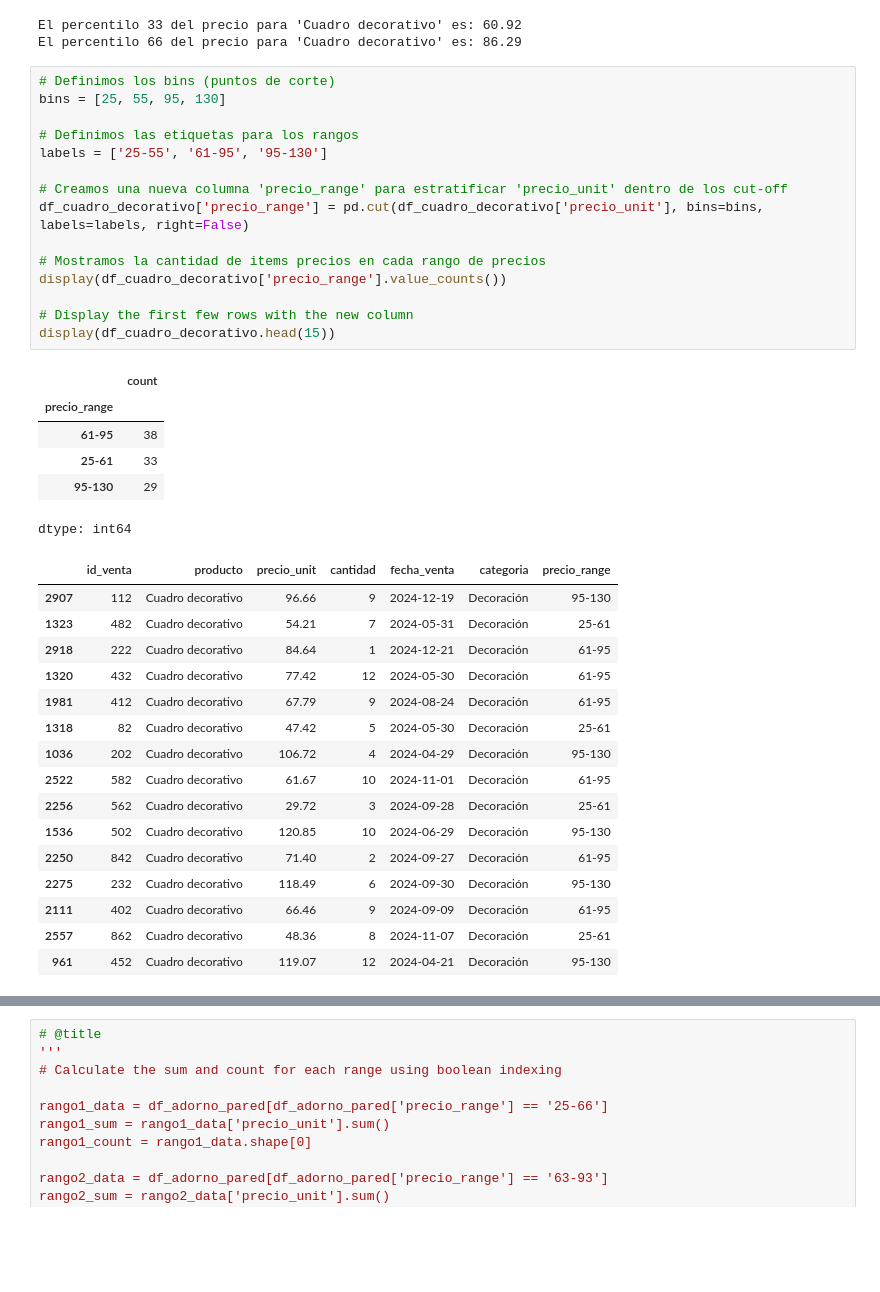
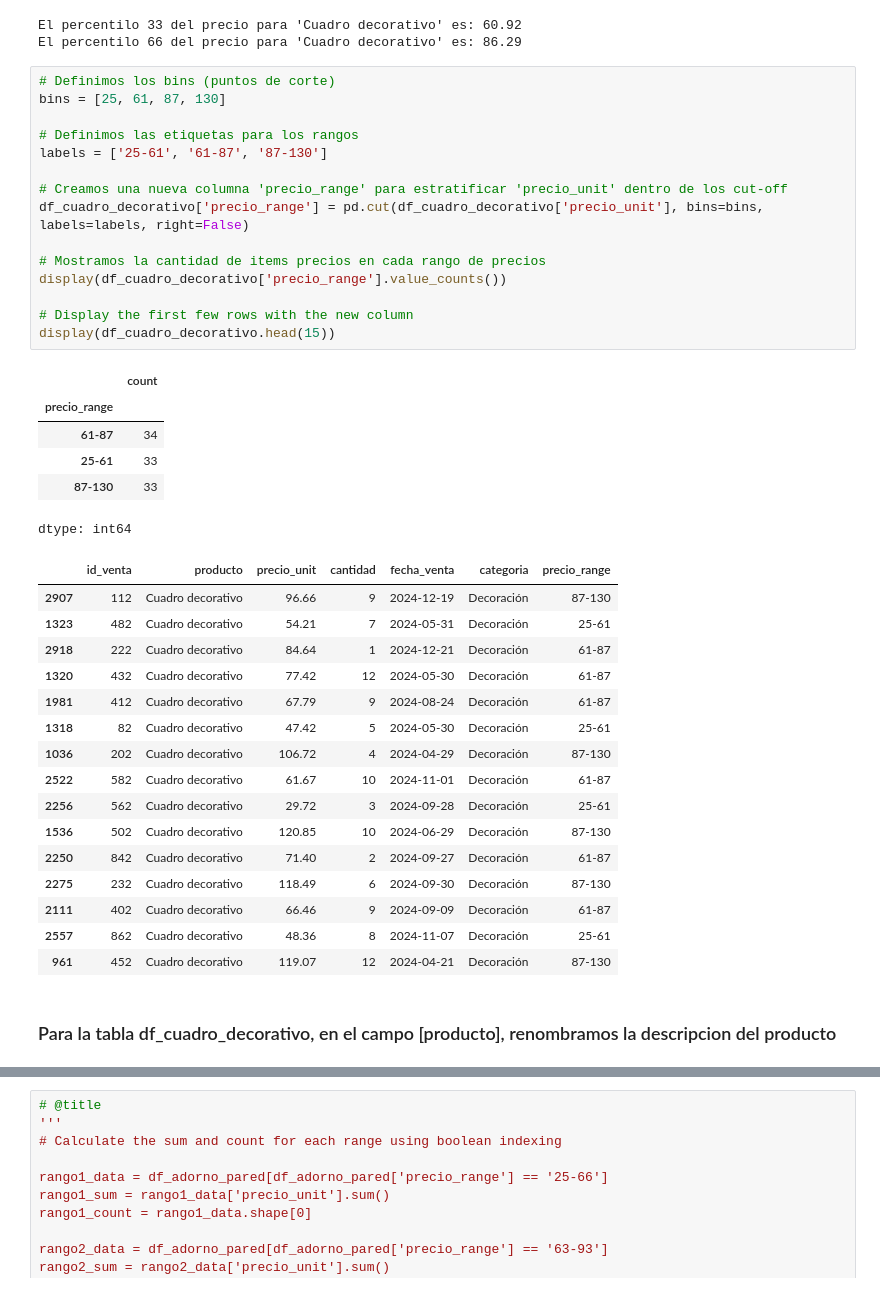
Before and after one commit to alex-degarate/DAnalytics, a Jupyter notebook: preproyecto/anexo_2.ipynb, the cells around one changed output, grey strips where cells are left out. Saved outputs shown, nothing was run; the diff lists cells and outputs as text; blank space fills up the shorter version.

```diff
--- a/preproyecto/anexo_2.ipynb
+++ b/preproyecto/anexo_2.ipynb
@@ -390,39 +351,41 @@ El percentilo 33 del precio para 'Cuadro decorativo' es: 60.92
 El percentilo 66 del precio para 'Cuadro decorativo' es: 86.29
 # %%
 # Definimos los bins (puntos de corte)
-bins = [25, 55, 95, 130]
+bins = [25, 61, 87, 130]
 
 # Definimos las etiquetas para los rangos
-labels = ['25-55', '61-95', '95-130']
+labels = ['25-61', '61-87', '87-130']
 
 # Creamos una nueva columna 'precio_range' para estratificar 'precio_unit' dentro de los cut-off
 df_cuadro_decorativo['precio_range'] = pd.cut(df_cuadro_decorativo['precio_unit'], bins=bins, labels=labels, right=False)
 
 # Mostramos la cantidad de items precios en cada rango de precios
 display(df_cuadro_decorativo['precio_range'].value_counts())
 
 # Display the first few rows with the new column
 display(df_cuadro_decorativo.head(15))
 # %% [output]
 |  | count |
 | precio_range |  |
-| 61-95 | 38 |
+| 61-87 | 34 |
 | 25-61 | 33 |
-| 95-130 | 29 |
+| 87-130 | 33 |
 dtype: int64
 |  | id_venta | producto | precio_unit | cantidad | fecha_venta | categoria | precio_range |
-| 2907 | 112 | Cuadro decorativo | 96.66 | 9 | 2024-12-19 | Decoración | 95-130 |
+| 2907 | 112 | Cuadro decorativo | 96.66 | 9 | 2024-12-19 | Decoración | 87-130 |
 | 1323 | 482 | Cuadro decorativo | 54.21 | 7 | 2024-05-31 | Decoración | 25-61 |
-| 2918 | 222 | Cuadro decorativo | 84.64 | 1 | 2024-12-21 | Decoración | 61-95 |
-| 1320 | 432 | Cuadro decorativo | 77.42 | 12 | 2024-05-30 | Decoración | 61-95 |
-| 1981 | 412 | Cuadro decorativo | 67.79 | 9 | 2024-08-24 | Decoración | 61-95 |
+| 2918 | 222 | Cuadro decorativo | 84.64 | 1 | 2024-12-21 | Decoración | 61-87 |
+| 1320 | 432 | Cuadro decorativo | 77.42 | 12 | 2024-05-30 | Decoración | 61-87 |
+| 1981 | 412 | Cuadro decorativo | 67.79 | 9 | 2024-08-24 | Decoración | 61-87 |
 | 1318 | 82 | Cuadro decorativo | 47.42 | 5 | 2024-05-30 | Decoración | 25-61 |
-| 1036 | 202 | Cuadro decorativo | 106.72 | 4 | 2024-04-29 | Decoración | 95-130 |
-| 2522 | 582 | Cuadro decorativo | 61.67 | 10 | 2024-11-01 | Decoración | 61-95 |
+| 1036 | 202 | Cuadro decorativo | 106.72 | 4 | 2024-04-29 | Decoración | 87-130 |
+| 2522 | 582 | Cuadro decorativo | 61.67 | 10 | 2024-11-01 | Decoración | 61-87 |
 | 2256 | 562 | Cuadro decorativo | 29.72 | 3 | 2024-09-28 | Decoración | 25-61 |
-| 1536 | 502 | Cuadro decorativo | 120.85 | 10 | 2024-06-29 | Decoración | 95-130 |
-| 2250 | 842 | Cuadro decorativo | 71.40 | 2 | 2024-09-27 | Decoración | 61-95 |
-| 2275 | 232 | Cuadro decorativo | 118.49 | 6 | 2024-09-30 | Decoración | 95-130 |
-| 2111 | 402 | Cuadro decorativo | 66.46 | 9 | 2024-09-09 | Decoración | 61-95 |
+| 1536 | 502 | Cuadro decorativo | 120.85 | 10 | 2024-06-29 | Decoración | 87-130 |
+| 2250 | 842 | Cuadro decorativo | 71.40 | 2 | 2024-09-27 | Decoración | 61-87 |
+| 2275 | 232 | Cuadro decorativo | 118.49 | 6 | 2024-09-30 | Decoración | 87-130 |
+| 2111 | 402 | Cuadro decorativo | 66.46 | 9 | 2024-09-09 | Decoración | 61-87 |
 | 2557 | 862 | Cuadro decorativo | 48.36 | 8 | 2024-11-07 | Decoración | 25-61 |
-| 961 | 452 | Cuadro decorativo | 119.07 | 12 | 2024-04-21 | Decoración | 95-130 |
+| 961 | 452 | Cuadro decorativo | 119.07 | 12 | 2024-04-21 | Decoración | 87-130 |
+# %% [markdown]
+### Para la tabla df_cuadro_decorativo, en el campo [producto], renombramos la descripcion del producto
```
Also changed, not shown: parts of 17 cells of this notebook.
